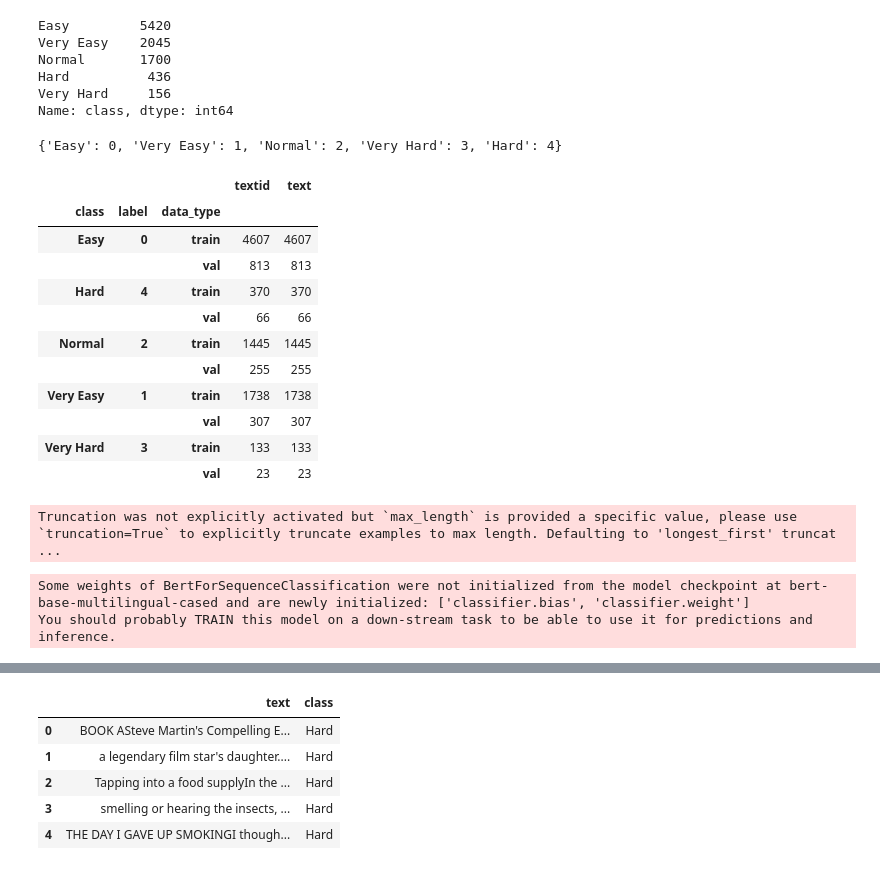
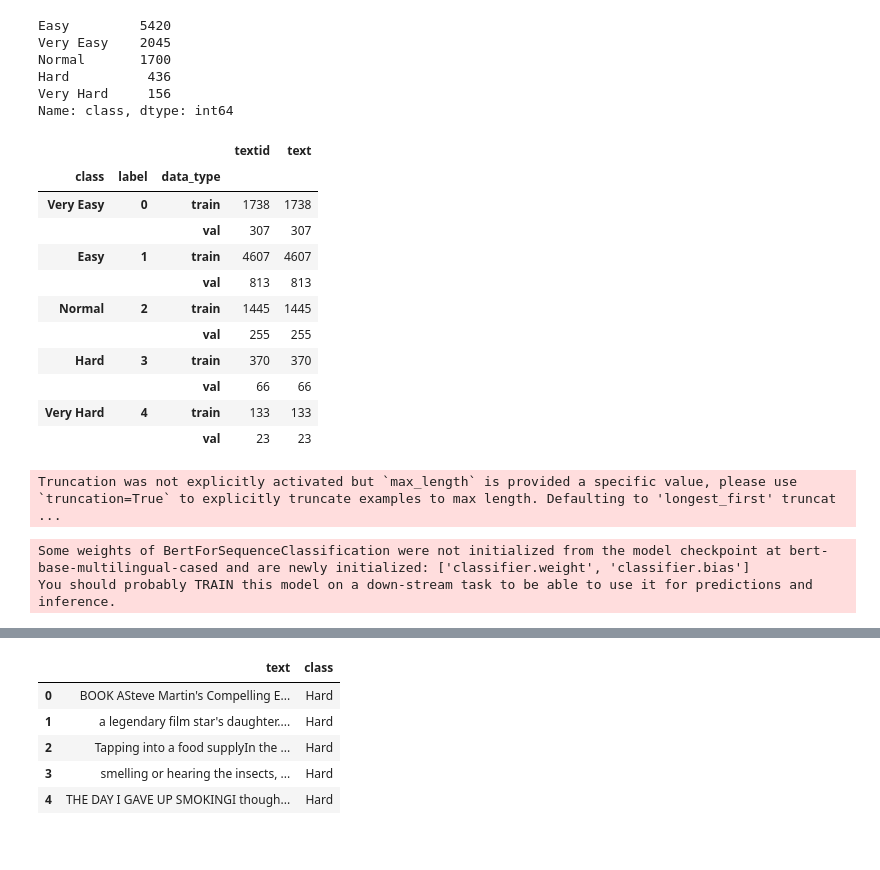
Before and after one commit to AndreyK2001/BERT-Classification, a Jupyter notebook: Classifier.ipynb, the cells around one changed output, grey strips where cells are left out. Saved outputs shown, nothing was run; the diff lists cells and outputs as text; code cells hidden in the pictures.

```diff
--- a/Classifier.ipynb
+++ b/Classifier.ipynb
@@ -32,42 +32,41 @@ Hard          436
 Very Hard     156
 Name: class, dtype: int64
 # %%
-possible_labels = df['class'].unique()
+#possible_labels = df['class'].unique()
 
-label_dict = {}
-for index, possible_label in enumerate(possible_labels):
-    label_dict[possible_label] = index
-label_dict
+#label_dict = {}
+#for index, possible_label in enumerate(possible_labels):
+#    label_dict[possible_label] = index
+#label_dict
+label_dict = {'Very Easy': 0, 'Easy': 1, 'Normal': 2,'Hard': 3, 'Very Hard': 4}
-# %% [output]
-{'Easy': 0, 'Very Easy': 1, 'Normal': 2, 'Very Hard': 3, 'Hard': 4}
 # %%
 df['label'] = df['class'].replace(label_dict)
 # %%
 from sklearn.model_selection import train_test_split
 
 X_train, X_val, y_train, y_val = train_test_split(df.index.values,
                                                   df.label.values,
                                                   test_size=0.15,
                                                   stratify=df.label.values)
 
 df['data_type'] = ['not_set']*df.shape[0]
 
 df.loc[X_train, 'data_type'] = 'train'
 df.loc[X_val, 'data_type'] = 'val'
 
-df.groupby(['class', 'label', 'data_type']).count()
+df.groupby(['class', 'label', 'data_type']).count().sort_values(['label'])
 # %% [output]
 |  |  |  | textid | text |
 | class | label | data_type |  |  |
-| Easy | 0 | train | 4607 | 4607 |
+| Very Easy | 0 | train | 1738 | 1738 |
+|  |  | val | 307 | 307 |
+| Easy | 1 | train | 4607 | 4607 |
 |  |  | val | 813 | 813 |
-| Hard | 4 | train | 370 | 370 |
-|  |  | val | 66 | 66 |
 | Normal | 2 | train | 1445 | 1445 |
 |  |  | val | 255 | 255 |
-| Very Easy | 1 | train | 1738 | 1738 |
-|  |  | val | 307 | 307 |
-| Very Hard | 3 | train | 133 | 133 |
+| Hard | 3 | train | 370 | 370 |
+|  |  | val | 66 | 66 |
+| Very Hard | 4 | train | 133 | 133 |
 |  |  | val | 23 | 23 |
 # %%
 tokenizer = BertTokenizer.from_pretrained('bert-base-multilingual-cased',
@@ -110,7 +109,7 @@ model = BertForSequenceClassification.from_pretrained("bert-base-multilingual-ca
                                                       output_attentions=False,
                                                       output_hidden_states=False)
 # %% [output]
-Some weights of BertForSequenceClassification were not initialized from the model checkpoint at bert-base-multilingual-cased and are newly initialized: ['classifier.bias', 'classifier.weight']
+Some weights of BertForSequenceClassification were not initialized from the model checkpoint at bert-base-multilingual-cased and are newly initialized: ['classifier.weight', 'classifier.bias']
 You should probably TRAIN this model on a down-stream task to be able to use it for predictions and inference.
 # %%
 from torch.utils.data import DataLoader, RandomSampler, SequentialSampler
```
Also changed, not shown: parts of 5 cells of this notebook.
